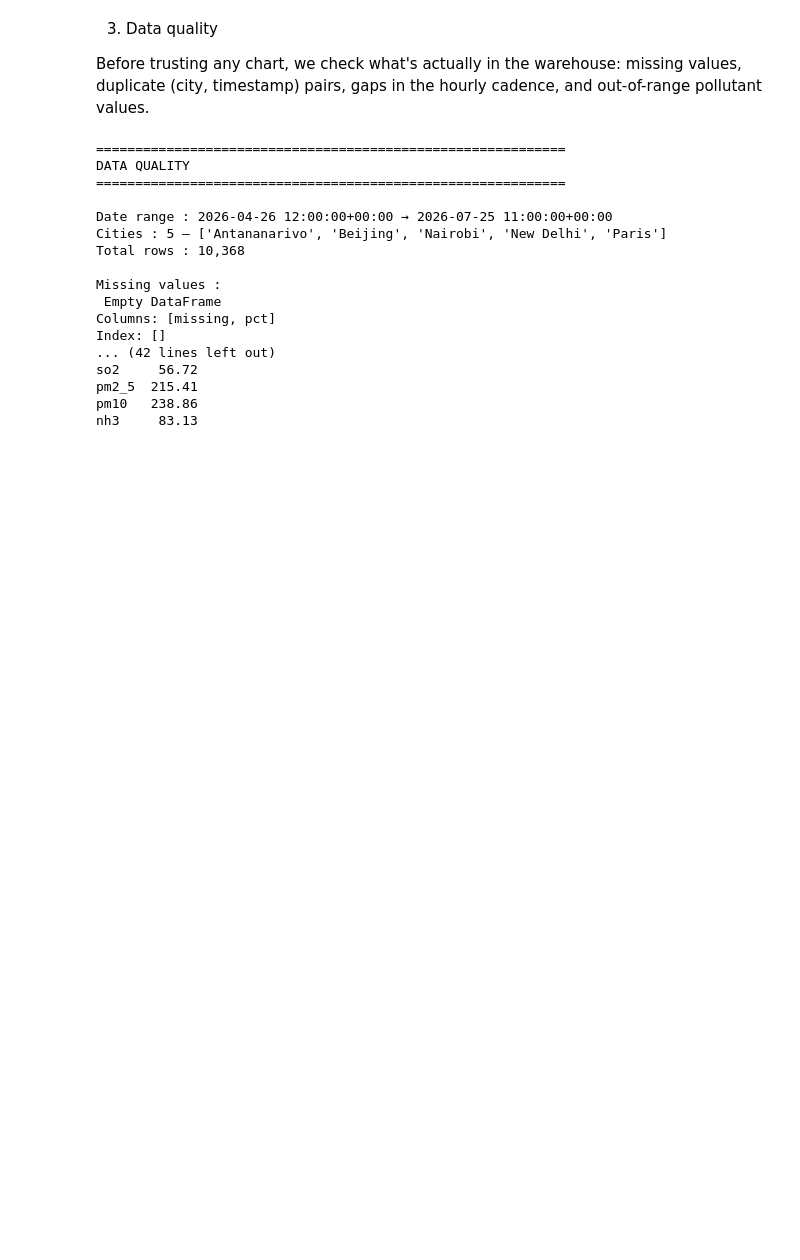
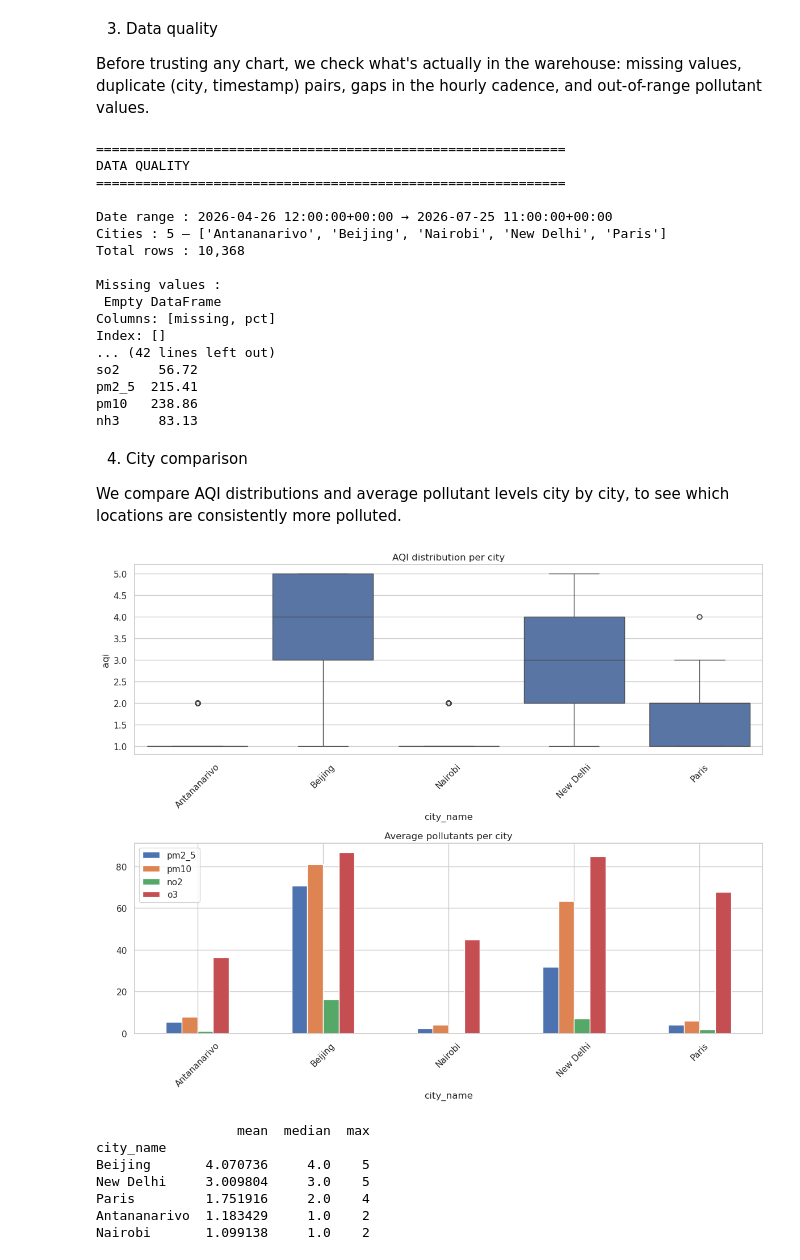
Before and after one commit to ChristianMDG/visualisation_Api_pipeline_exam, a Jupyter notebook: notebooks/analysis.ipynb, the cells around one changed output. Saved outputs shown, nothing was run; the diff lists cells and outputs as text; code cells hidden in the pictures; blank space fills up the shorter version.

Commit message:
feat : analysis city comparaison

```diff
--- a/notebooks/analysis.ipynb
+++ b/notebooks/analysis.ipynb
@@ -144,3 +144,36 @@ so2     56.72
 pm2_5  215.41
 pm10   238.86
 nh3     83.13
+# %% [markdown]
+4. City comparison
+
+We compare AQI distributions and average pollutant levels city by city, to see which locations are consistently more polluted.
+# %%
+fig, axes = plt.subplots(2, 1, figsize=(12, 10))
+
+# AQI distribution per city
+sns.boxplot(data=df, x="city_name", y="aqi", ax=axes[0])
+axes[0].set_title("AQI distribution per city")
+axes[0].tick_params(axis="x", rotation=45)
+
+# Average main pollutants per city
+city_means = df.groupby("city_name")[["pm2_5", "pm10", "no2", "o3"]].mean()
+city_means.plot(kind="bar", ax=axes[1])
+axes[1].set_title("Average pollutants per city")
+axes[1].tick_params(axis="x", rotation=45)
+
+plt.tight_layout()
+plt.show()
+
+# City ranking by average AQI
+ranking = df.groupby("city_name")["aqi"].agg(["mean", "median", "max"]).sort_values("mean", ascending=False)
+print(ranking)
+# %% [output]
+[figure, added]
+                  mean  median  max
+city_name
+Beijing       4.070736     4.0    5
+New Delhi     3.009804     3.0    5
+Paris         1.751916     2.0    4
+Antananarivo  1.183429     1.0    2
+Nairobi       1.099138     1.0    2
```
